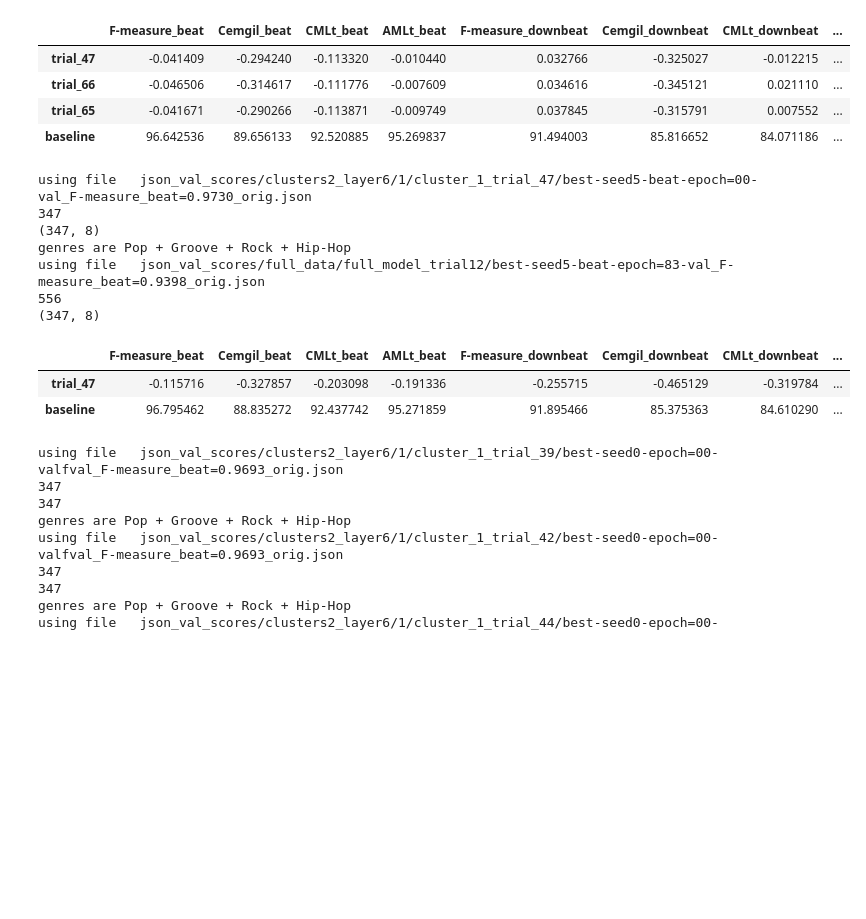
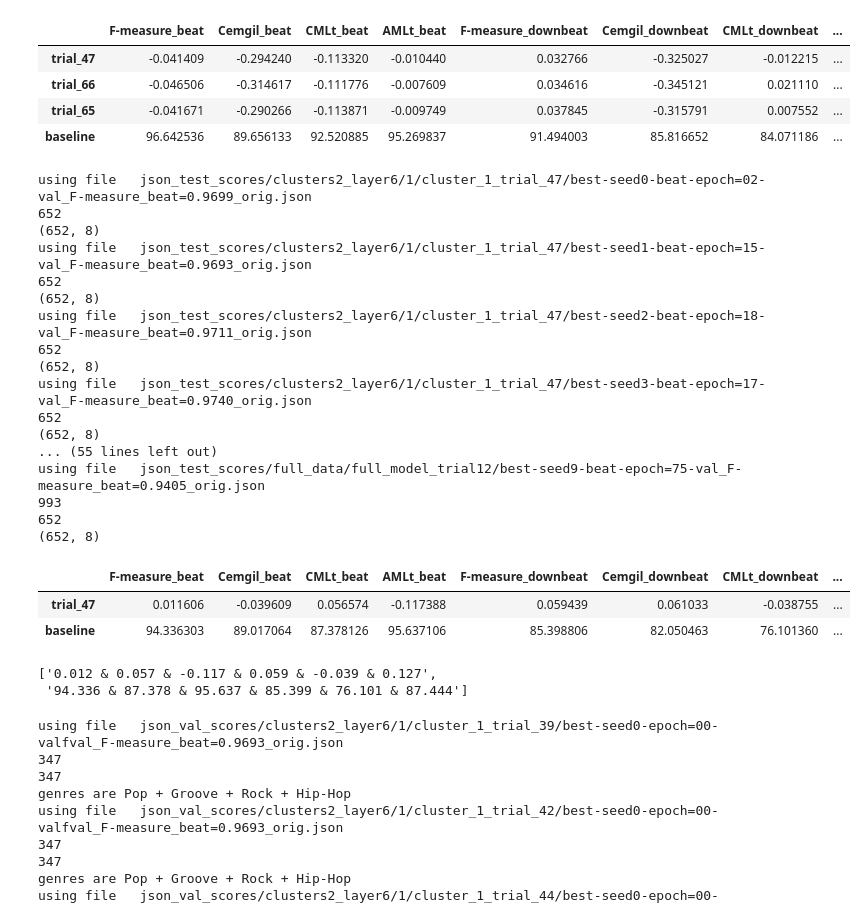
Before and after one commit to PulyaPolya/beat_this, a Jupyter notebook: results_evaluation.ipynb, the cells around one changed output. Saved outputs shown, nothing was run; the diff lists cells and outputs as text; code cells hidden in the pictures; blank space fills up the shorter version.

```diff
--- a/results_evaluation.ipynb
+++ b/results_evaluation.ipynb
@@ -1599,9 +1581,10 @@ array([0.72752774, 0.76064199, 0.57831001, 0.78191173, 0.89391428,
 import os
 import json
 import pandas as pd
-def get_scores (json_path,  seed = 42, trial= None, return_means = False,  ):
+def get_scores (json_path,  seed = 42, trial= None, return_means = False, folder_name ="hpo_full" ):
+    folder = folder_name + f"_trial_{trial}" if trial else f"hpo_full_baseline"
 
-    folder = f"hpo_full_trial_{trial}" if trial else f"hpo_full_baseline"
+    #folder = f"hpo_full_trial_{trial}" if trial else f"hpo_full_baseline"
     folder = os.path.join(json_path, folder)
     file_scores = [file for file in os.listdir(folder) if file.startswith(f"best-seed{seed}") ][0]
 
@@ -1658,0 +1644,12 @@ Percentage of pruned runs is 60.0%
+# %%
+json_path = "json_val_scores"
+trials = [24, 31, 48]
+results_list = []
+for trial in trials:
+    means, df = get_scores  (json_path,  seed = 42, trial= trial, return_means = True, folder_name = "full_data_joint")
+    assert len(df) == 556
+    results_list.append(pd.DataFrame.from_dict(means, orient= "index", columns = [f"trial_{trial}"]).T)
+means, df = get_scores  (json_path,  seed = 42, trial= None, return_means = True)
+results_list.append(pd.DataFrame.from_dict(means, orient= "index", columns = [f"baseline"]).T)
+result = pd.concat(results_list)
+result
@@ -2708,21 +2721,36 @@ using file   json_val_scores/full_data/full_model_trial12/best-seed0-epoch=85-va
 | trial_65 | -0.041671 | -0.290266 | -0.113871 | -0.009749 | 0.037845 | -0.315791 | 0.007552 | ... |
 | baseline | 96.642536 | 89.656133 | 92.520885 | 95.269837 | 91.494003 | 85.816652 | 84.071186 | ... |
 # %%
-df_total = get_per_cluster_results(trials = [47, ], seeds = [5],json_path = "json_val_scores", name_full = "full_model_trial12", cluster = 1)
+df_total = get_per_cluster_results(trials = [47, ], seeds = [0,1,2,3,4,5,6,7,8,9],json_path = "json_test_scores", name_full = "full_model_trial12", cluster = 1)
 diff_vs_baseline = get_baseliine_diff (df_total, num_trials=1)
 diff_vs_baseline
 diff_vs_baseline
 # %% [output]
-using file   json_val_scores/clusters2_layer6/1/cluster_1_trial_47/best-seed5-beat-epoch=00-val_F-measure_beat=0.9730_orig.json
-347
-(347, 8)
-genres are Pop + Groove + Rock + Hip-Hop
-using file   json_val_scores/full_data/full_model_trial12/best-seed5-beat-epoch=83-val_F-measure_beat=0.9398_orig.json
-556
-(347, 8)
+using file   json_test_scores/clusters2_layer6/1/cluster_1_trial_47/best-seed0-beat-epoch=02-val_F-measure_beat=0.9699_orig.json
+652
+(652, 8)
+using file   json_test_scores/clusters2_layer6/1/cluster_1_trial_47/best-seed1-beat-epoch=15-val_F-measure_beat=0.9693_orig.json
+652
+(652, 8)
+using file   json_test_scores/clusters2_layer6/1/cluster_1_trial_47/best-seed2-beat-epoch=18-val_F-measure_beat=0.9711_orig.json
+652
+(652, 8)
+using file   json_test_scores/clusters2_layer6/1/cluster_1_trial_47/best-seed3-beat-epoch=17-val_F-measure_beat=0.9740_orig.json
+652
+(652, 8)
+... (55 lines left out)
+using file   json_test_scores/full_data/full_model_trial12/best-seed9-beat-epoch=75-val_F-measure_beat=0.9405_orig.json
+993
+652
+(652, 8)
 |  | F-measure_beat | Cemgil_beat | CMLt_beat | AMLt_beat | F-measure_downbeat | Cemgil_downbeat | CMLt_downbeat | ... |
-| trial_47 | -0.115716 | -0.327857 | -0.203098 | -0.191336 | -0.255715 | -0.465129 | -0.319784 | ... |
-| baseline | 96.795462 | 88.835272 | 92.437742 | 95.271859 | 91.895466 | 85.375363 | 84.610290 | ... |
+| trial_47 | 0.011606 | -0.039609 | 0.056574 | -0.117388 | 0.059439 | 0.061033 | -0.038755 | ... |
+| baseline | 94.336303 | 89.017064 | 87.378126 | 95.637106 | 85.398806 | 82.050463 | 76.101360 | ... |
+# %%
+get_latex_row(diff_vs_baseline)
+# %% [output]
+['0.012 & 0.057 & -0.117 & 0.059 & -0.039 & 0.127',
+ '94.336 & 87.378 & 95.637 & 85.399 & 76.101 & 87.444']
 # %%
 # old
 df_total = get_per_cluster_results(trials = [39, 42, 44], seeds = [0],json_path = "json_val_scores", name_full = "full_model_trial12", cluster = 1)
```
Also changed, not shown: parts of 15 cells of this notebook, 1 other file.
